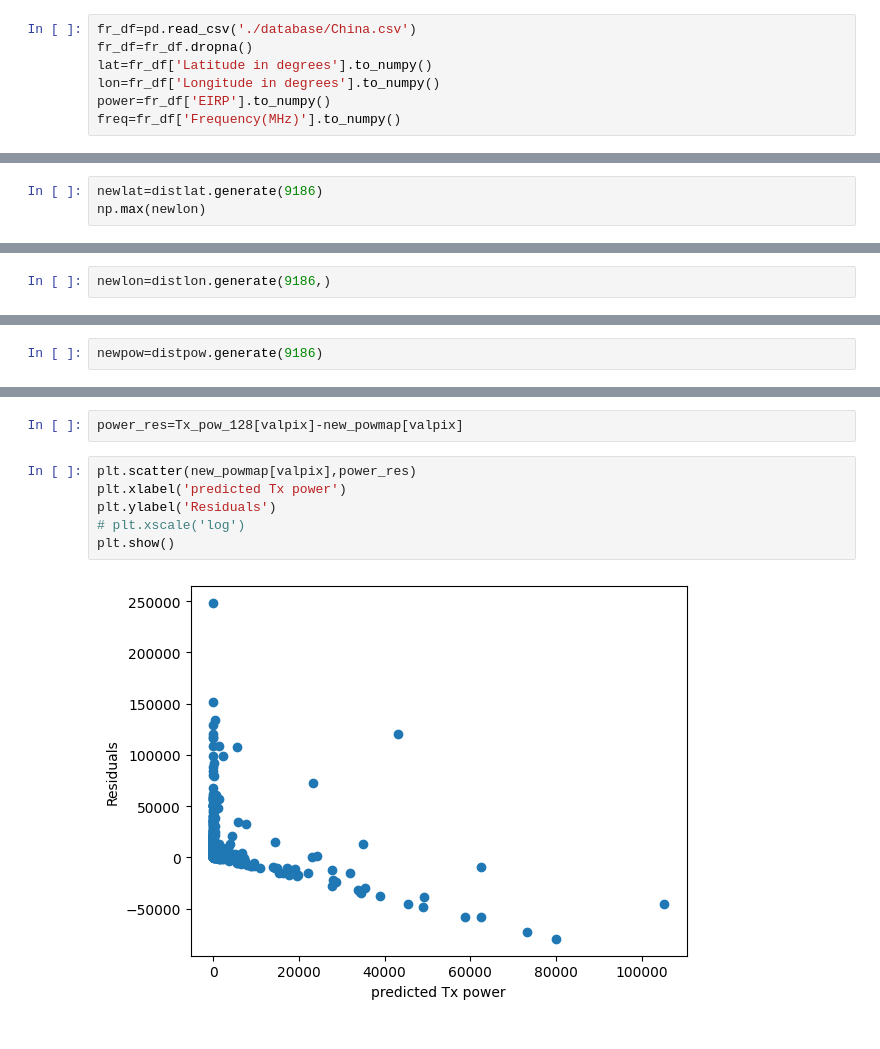
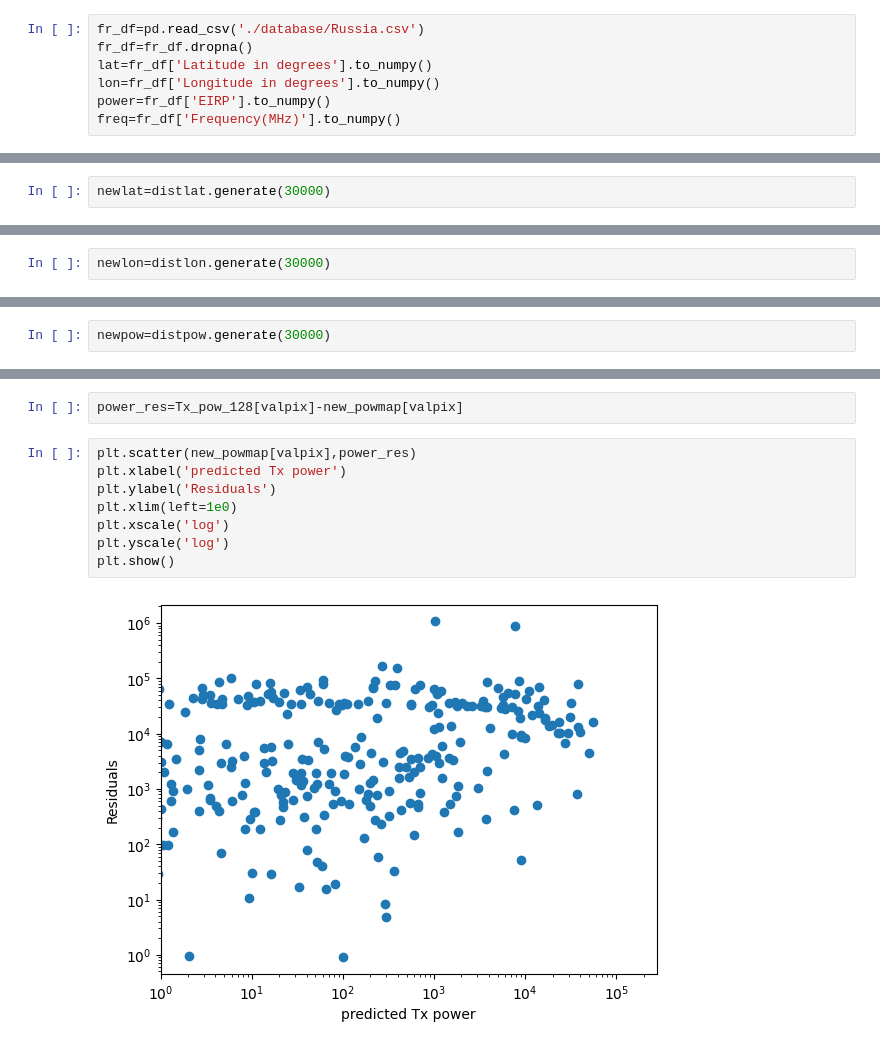
Before and after one commit to Bharatcs/rfi, a Jupyter notebook: Project/Mini_Stat_model.ipynb, the cells around one changed output, grey strips where cells are left out. Saved outputs shown, nothing was run; the diff lists cells and outputs as text.

```diff
--- a/Project/Mini_Stat_model.ipynb
+++ b/Project/Mini_Stat_model.ipynb
@@ -63,7 +63,7 @@ plt.show()
 # %% [markdown]
 ## Fitting PDF to Tx params
 # %%
-fr_df=pd.read_csv('./database/China.csv')
+fr_df=pd.read_csv('./database/Russia.csv')
 fr_df=fr_df.dropna()
 lat=fr_df['Latitude in degrees'].to_numpy()
 lon=fr_df['Longitude in degrees'].to_numpy()
@@ -153,5 +153,4 @@ Parameters: (9.614919291230489, 38.37458806384033, -0.6775453667145117, 121.0110
 # %% [markdown]
 ## Generate lon lat vals
 # %%
-newlat=distlat.generate(9186)
-np.max(newlon)
+newlat=distlat.generate(30000)
@@ -160,5 +157,5 @@ np.max(newlon)
 # %%
-newlon=distlon.generate(9186,)
+newlon=distlon.generate(30000)
 # %%
 newfrpix=hp.ang2pix(128,newlon,newlat,lonlat=True)
 newmap=np.zeros(hp.nside2npix(128))
@@ -196,5 +193,5 @@ Parameters: (0.022184378175272655, -2.2250738585072014e-308, 63000.00000000001)
 # %%
-newpow=distpow.generate(9186)
+newpow=distpow.generate(30000)
 # %%
 new_powmap=np.zeros(hp.nside2npix(128))
 for index,p in enumerate(newfrpix):
@@ -217,8 +232,10 @@ power_res=Tx_pow_128[valpix]-new_powmap[valpix]
 # %%
 plt.scatter(new_powmap[valpix],power_res)
 plt.xlabel('predicted Tx power')
 plt.ylabel('Residuals')
-# plt.xscale('log')
+plt.xlim(left=1e0)
+plt.xscale('log')
+plt.yscale('log')
 plt.show()
 # %% [output]
-[figure, old version]
+[figure, new version]
```
Also changed, not shown: parts of 16 cells of this notebook, 4 other files.
